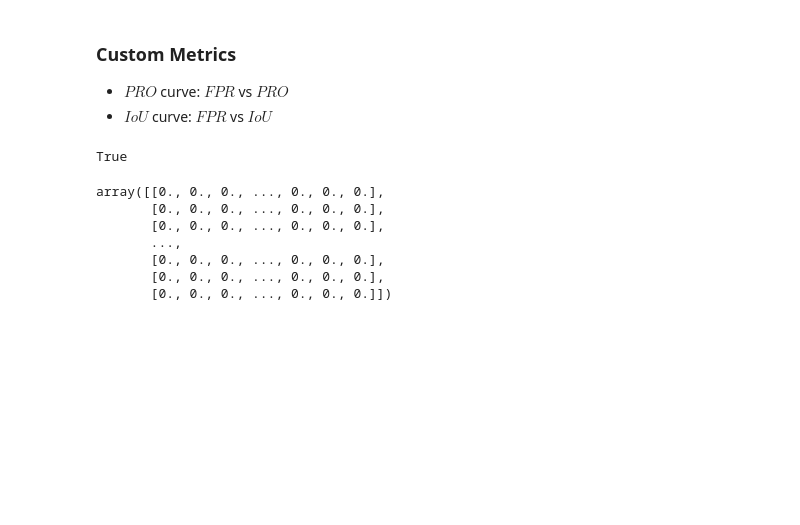
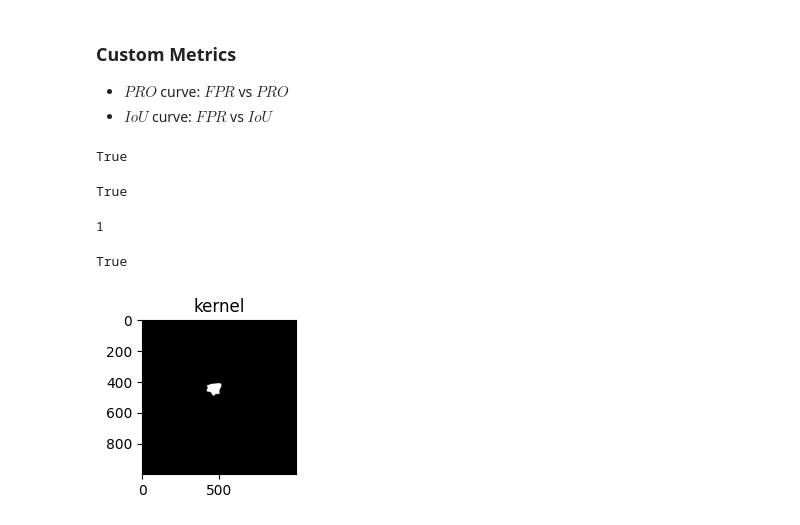
Before and after one commit to plrodrigues/TAAC_AnomalyDetection_in_MVTecDataset, a Jupyter notebook: notebooks/nb_1_developing_metrics.ipynb, the cells around one changed output. Saved outputs shown, nothing was run; the diff lists cells and outputs as text; code cells hidden in the pictures; blank space fills up the shorter version.

```diff
--- a/notebooks/nb_1_developing_metrics.ipynb
+++ b/notebooks/nb_1_developing_metrics.ipynb
@@ -412,12 +456,2 @@ np.isin(mask1_gray2D_bin.numpy(), [0,1]).all()
 # %% [output]
 True
-# %%
-mask2_mean.numpy()
-# %% [output]
-array([[0., 0., 0., ..., 0., 0., 0.],
-       [0., 0., 0., ..., 0., 0., 0.],
-       [0., 0., 0., ..., 0., 0., 0.],
-       ...,
-       [0., 0., 0., ..., 0., 0., 0.],
-       [0., 0., 0., ..., 0., 0., 0.],
-       [0., 0., 0., ..., 0., 0., 0.]])
@@ -462,0 +458,21 @@ def fpr_pro_iou_curves(y_true: np.ndarray, y_score: np.ndarray) -> Tuple[List[fl
+# %%
+true_mask = i_metrics.get_real_mask_bin(mask1_gray2D_bin.numpy())
+np.any(true_mask == True)
+# %% [output]
+True
+# %%
+real_conn_components = get_connected_regions(true_mask)
+real_conn_components.max()
+# %% [output]
+1
+# %%
+np.any(real_conn_components >=1)
+# %% [output]
+True
+# %%
+plt.figure(figsize=(2,2))
+plt.imshow(mask1_gray2D_bin.numpy(), cmap="gray", vmin=0, vmax=1)
+plt.title('kernel')
+plt.show()
+# %% [output]
+[figure, added]
```
Also changed, not shown: parts of 13 cells of this notebook, 1 other file.
